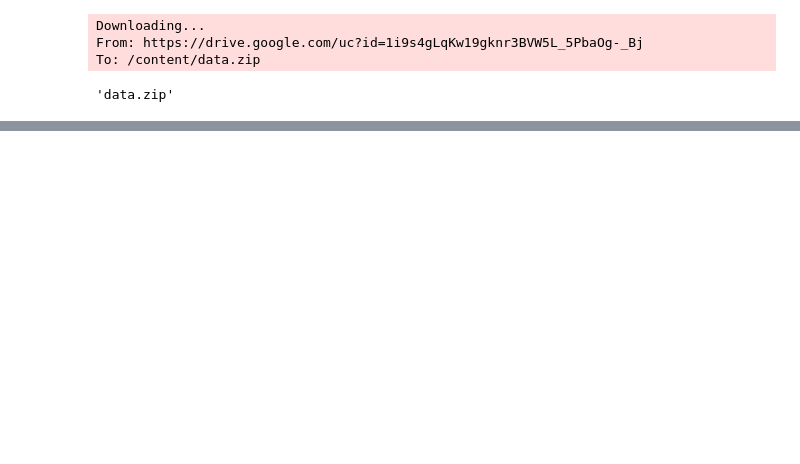
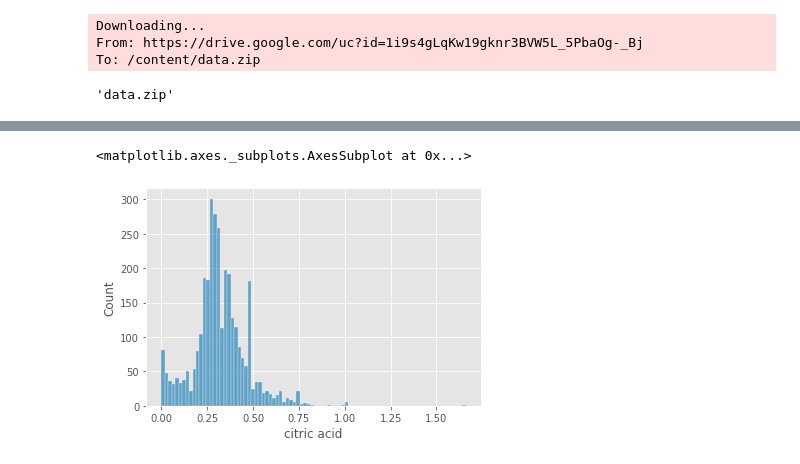
Before and after one commit to spegas/Dacon, a Jupyter notebook: Wine_v1.ipynb, the cells around one changed output, grey strips where cells are left out. Saved outputs shown, nothing was run; the diff lists cells and outputs as text; code cells hidden in the pictures; blank space fills up the shorter version.

```diff
--- a/Wine_v1.ipynb
+++ b/Wine_v1.ipynb
@@ -36,0 +122,5 @@ To: /content/data.zip
+# %%
+sns.histplot(pd_wine_data['citric acid'])
+# %% [output]
+<matplotlib.axes._subplots.AxesSubplot at 0x...>
+[figure, added]
```
Also changed, not shown: parts of 34 cells of this notebook.
